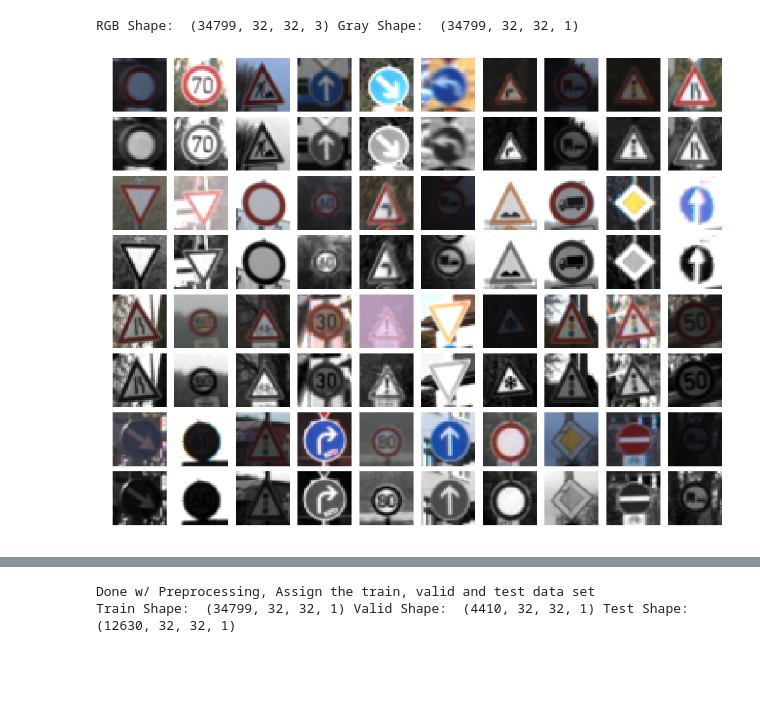
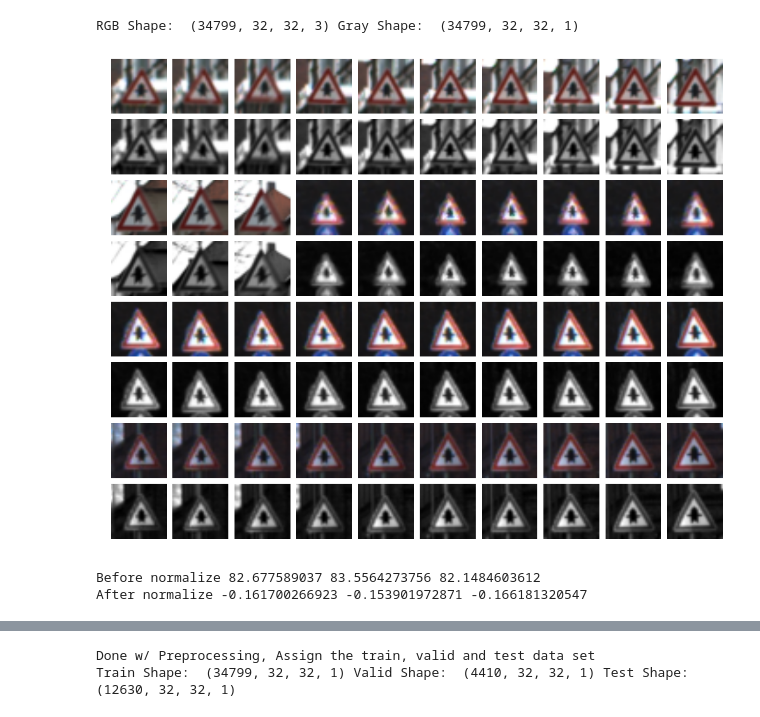
Before and after one commit to igaspard/CarND-Traffic-Sign-Classifier-Project, a Jupyter notebook: Traffic_Sign_Classifier.ipynb, the cells around one changed output, grey strips where cells are left out. Saved outputs shown, nothing was run; the diff lists cells and outputs as text; code cells hidden in the pictures; blank space fills up the shorter version.

Commit message:
Apply Normalizing, add modified LeNet and tuning the hyperparameter

```diff
--- a/Traffic_Sign_Classifier.ipynb
+++ b/Traffic_Sign_Classifier.ipynb
@@ -159,21 +166,47 @@ RGB Shape:  (34799, 32, 32, 3) Gray Shape:  (34799, 32, 32, 1)
 # %%
 # Visualize rgb vs grayscale
 n_rows = 8
 n_cols = 10
-offset = 9000
+offset = 9487
 fig, axs = plt.subplots(n_rows,n_cols, figsize=(18, 14))
 fig.subplots_adjust(hspace = .1, wspace=.001)
 axs = axs.ravel()
 for j in range(0,n_rows,2):
     for i in range(n_cols):
         index = i + j*n_cols
         image = X_train_rgb[index + offset]
         axs[index].axis('off')
         axs[index].imshow(image)
     for i in range(n_cols):
         index = i + j*n_cols + n_cols
         image = X_train_gry[index + offset - n_cols].squeeze()
         axs[index].axis('off')
         axs[index].imshow(image, cmap='gray')
 # %% [output]
-[figure, old version]
+[figure, new version]
+# %%
+# Normalize the train, valid, test data set
+print("Before normalize", np.mean(X_train_gry), np.mean(X_valid_gry), np.mean(X_test_gry))
+
+#X_train_normal = (X_train_gry - 128) / 128
+#X_valid_normal = (X_valid_gry - 128) / 128
+#X_test_normal  =  (X_test_gry - 128) / 128
+
+X_train_normal = X_train_gry
+X_valid_normal = X_valid_gry
+X_test_normal  = X_test_gry
+
+# image = a + ((image - Xmin) * (b-a)) / (Xmax - Xmin), a = -0.5, b = 0.5
+for i in range(0, len(X_train_gry)):
+    X_train_normal[i] = -0.5 + ((X_train_gry[i] - np.min(X_train_gry[i])) / (np.max(X_train_gry[i]) - np.min(X_train_gry[i])))
+
+for i in range(0, len(X_valid_gry)):
+    X_valid_normal[i] = -0.5 + ((X_valid_gry[i] - np.min(X_valid_gry[i])) / (np.max(X_valid_gry[i]) - np.min(X_valid_gry[i])))
+
+for i in range(0, len(X_test_gry)):
+    X_test_normal[i] = -0.5 + ((X_test_gry[i] - np.min(X_test_gry[i])) / (np.max(X_test_gry[i]) - np.min(X_test_gry[i])))
+
+print("After normalize", np.mean(X_train_normal), np.mean(X_valid_normal), np.mean(X_test_normal))
+# %% [output]
+Before normalize 82.677589037 83.5564273756 82.1484603612
+After normalize -0.161700266923 -0.153901972871 -0.166181320547
```
Also changed, not shown: parts of 11 cells of this notebook.
